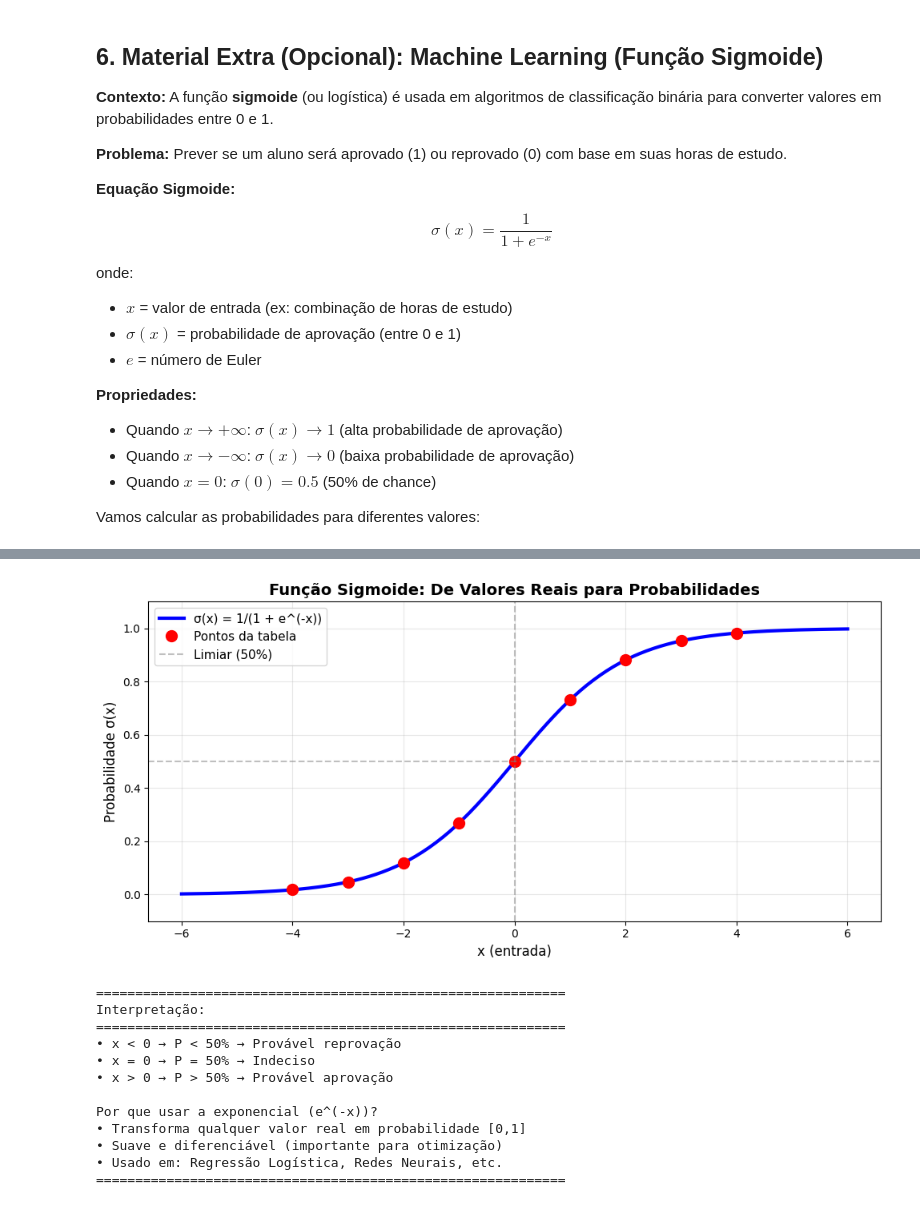
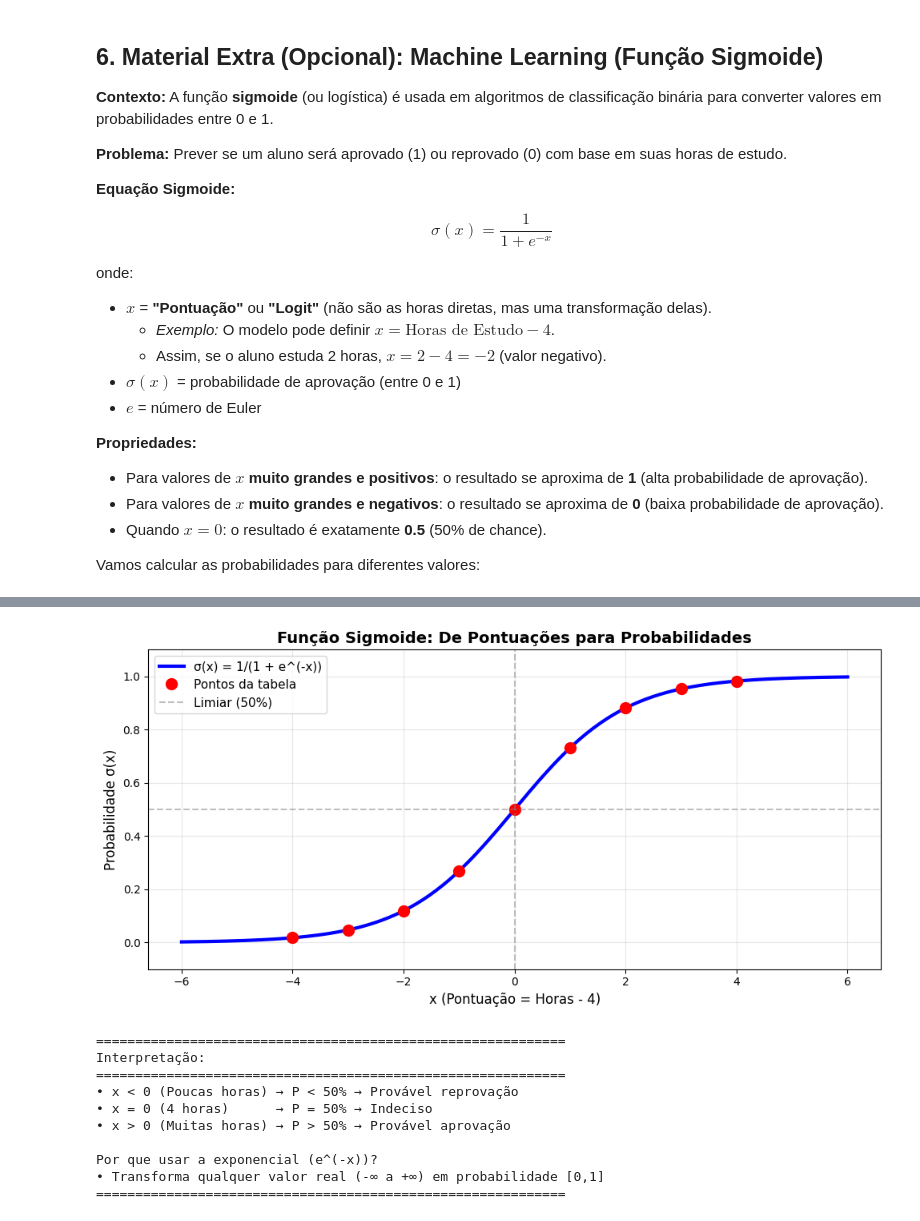
Before and after one commit to Ig-dolci/my_portuguese_classes, a Jupyter notebook: calculus/funcao_exponencial.ipynb, the cells around one changed output, grey strips where cells are left out. Drawn from its saved outputs; the diff is of its cells as text; code cells hidden in the pictures.

```diff
--- a/calculus/funcao_exponencial.ipynb
+++ b/calculus/funcao_exponencial.ipynb
@@ -259,14 +258,16 @@ c) Após quantas horas a massa será reduzida à metade?
 $$\sigma(x) = \frac{1}{1 + e^{-x}}$$
 
 onde:
-- $x$ = valor de entrada (ex: combinação de horas de estudo)
+- $x$ = **"Pontuação"** ou **"Logit"** (não são as horas diretas, mas uma transformação delas).
+    *   *Exemplo:* O modelo pode definir $x = \text{Horas de Estudo} - 4$.
+    *   Assim, se o aluno estuda 2 horas, $x = 2 - 4 = -2$ (valor negativo).
 - $\sigma(x)$ = probabilidade de aprovação (entre 0 e 1)
 - $e$ = número de Euler
 
 **Propriedades:**
-- Quando $x \to +\infty$: $\sigma(x) \to 1$ (alta probabilidade de aprovação)
-- Quando $x \to -\infty$: $\sigma(x) \to 0$ (baixa probabilidade de aprovação)
-- Quando $x = 0$: $\sigma(0) = 0.5$ (50% de chance)
+- Para valores de $x$ **muito grandes e positivos**: o resultado se aproxima de **1** (alta probabilidade de aprovação).
+- Para valores de $x$ **muito grandes e negativos**: o resultado se aproxima de **0** (baixa probabilidade de aprovação).
+- Quando $x = 0$: o resultado é exatamente **0.5** (50% de chance).
 
 Vamos calcular as probabilidades para diferentes valores:
 # %%
@@ -278,17 +279,21 @@ def sigmoid(x):
     """Calcula a função sigmoide: 1/(1 + e^(-x))"""
     return 1 / (1 + np.exp(-x))
 
-# Valores de entrada (horas de estudo transformadas)
-x_values = np.array([-4, -3, -2, -1, 0, 1, 2, 3, 4])
-horas_estudo = np.array([0, 1, 2, 3, 4, 5, 6, 7, 8])  # Horas de estudo
+# 1. Definindo as horas de estudo (Valores reais e positivos)
+horas_estudo = np.array([0, 1, 2, 3, 4, 5, 6, 7, 8])
+
+# 2. Transformação Linear (O modelo matemático)
+# O modelo "centraliza" os dados. Imagine que 4 horas é o ponto de indecisão.
+# x = Horas - 4
+x_values = horas_estudo - 4
 
 # Calcular probabilidades
 prob_aprovacao = sigmoid(x_values)
 
 # Criar DataFrame
 df_sigmoid = pd.DataFrame({
-    'Horas': horas_estudo,
-    'x (entrada)': x_values,
+    'Horas de Estudo': horas_estudo,
+    'x (Pontuação)': x_values,
     'σ(x)': np.round(prob_aprovacao, 4),
     'P(aprovar) %': np.round(prob_aprovacao * 100, 1)
 })
@@ -307,9 +312,9 @@ plt.plot(x_plot, y_plot, 'b-', linewidth=3, label='σ(x) = 1/(1 + e^(-x))')
 plt.plot(x_values, prob_aprovacao, 'ro', markersize=10, label='Pontos da tabela')
 plt.axhline(y=0.5, color='gray', linestyle='--', alpha=0.5, label='Limiar (50%)')
 plt.axvline(x=0, color='gray', linestyle='--', alpha=0.5)
-plt.xlabel('x (entrada)', fontsize=12)
+plt.xlabel('x (Pontuação = Horas - 4)', fontsize=12)
 plt.ylabel('Probabilidade σ(x)', fontsize=12)
-plt.title('Função Sigmoide: De Valores Reais para Probabilidades', fontsize=14, fontweight='bold')
+plt.title('Função Sigmoide: De Pontuações para Probabilidades', fontsize=14, fontweight='bold')
 plt.grid(True, alpha=0.3)
 plt.legend(fontsize=11)
 plt.ylim(-0.1, 1.1)
@@ -319,13 +324,11 @@ plt.show()
 print("\n" + "="*60)
 print("Interpretação:")
 print("="*60)
-print("• x < 0 → P < 50% → Provável reprovação")
-print("• x = 0 → P = 50% → Indeciso")
-print("• x > 0 → P > 50% → Provável aprovação")
+print("• x < 0 (Poucas horas) → P < 50% → Provável reprovação")
+print("• x = 0 (4 horas)      → P = 50% → Indeciso")
+print("• x > 0 (Muitas horas) → P > 50% → Provável aprovação")
 print("\nPor que usar a exponencial (e^(-x))?")
-print("• Transforma qualquer valor real em probabilidade [0,1]")
-print("• Suave e diferenciável (importante para otimização)")
-print("• Usado em: Regressão Logística, Redes Neurais, etc.")
+print("• Transforma qualquer valor real (-∞ a +∞) em probabilidade [0,1]")
 print("="*60)
 # %% [output]
 EXEMPLO ADICIONAL: FUNÇÃO SIGMOIDE EM MACHINE LEARNING
@@ -343,14 +346,12 @@ EXEMPLO ADICIONAL: FUNÇÃO SIGMOIDE EM MACHINE LEARNING
 ============================================================
-[figure, old version]
+[figure, new version]
 ============================================================
 Interpretação:
 ============================================================
-• x < 0 → P < 50% → Provável reprovação
-• x = 0 → P = 50% → Indeciso
-• x > 0 → P > 50% → Provável aprovação
+• x < 0 (Poucas horas) → P < 50% → Provável reprovação
+• x = 0 (4 horas)      → P = 50% → Indeciso
+• x > 0 (Muitas horas) → P > 50% → Provável aprovação
 
 Por que usar a exponencial (e^(-x))?
-• Transforma qualquer valor real em probabilidade [0,1]
-• Suave e diferenciável (importante para otimização)
-• Usado em: Regressão Logística, Redes Neurais, etc.
+• Transforma qualquer valor real (-∞ a +∞) em probabilidade [0,1]
 ============================================================
```
Also changed, not shown: parts of 21 cells of this notebook.
